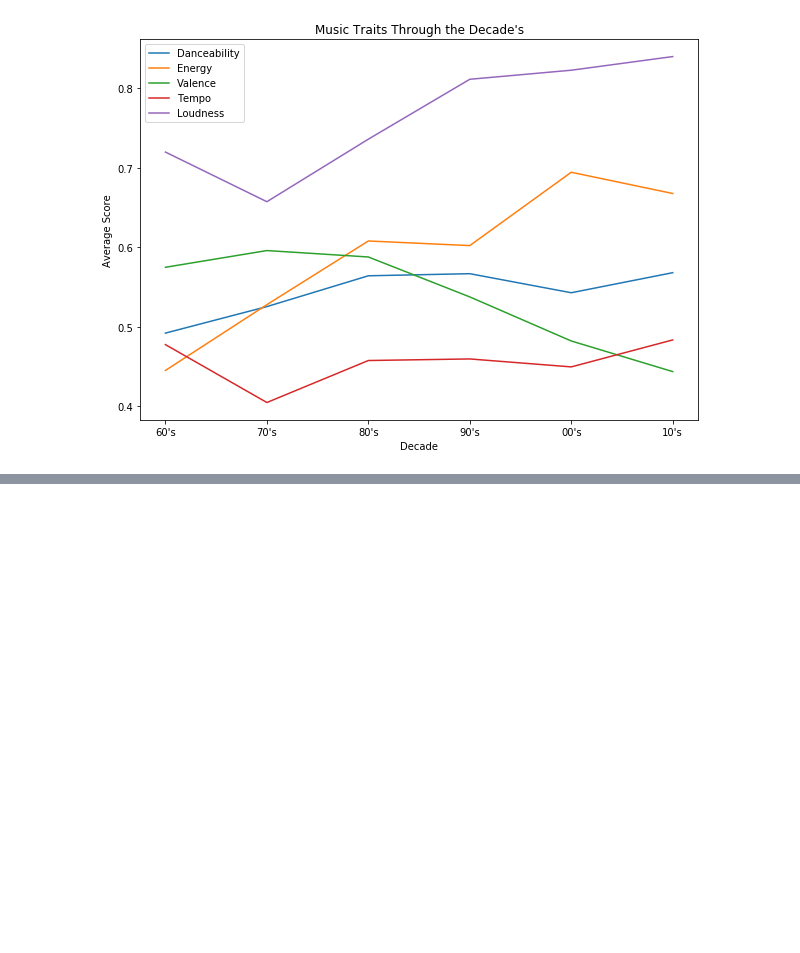
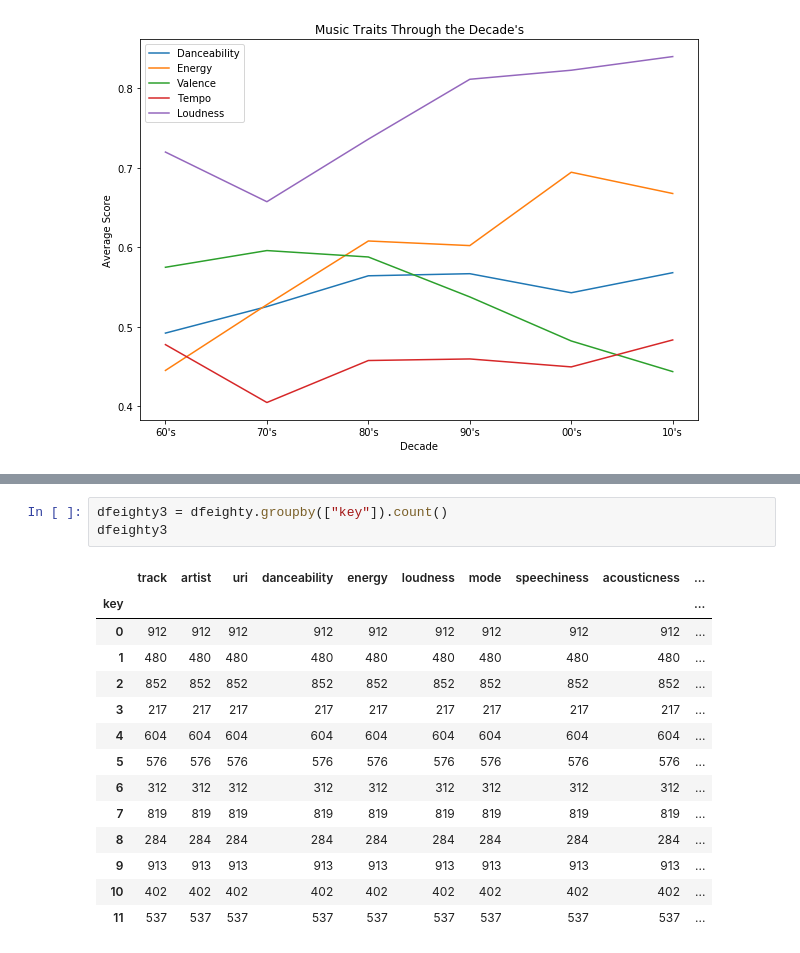
Before and after one commit to zsvorenova/Group_Three, a Jupyter notebook: carol.ipynb, the cells around one changed output, grey strips where cells are left out. Cells and saved outputs as stored; diff of their text form; blank space fills up the shorter version.

```diff
--- a/carol.ipynb
+++ b/carol.ipynb
@@ -1150,0 +1275,18 @@ plt.savefig('output.png')
+# %%
+dfeighty3 = dfeighty.groupby(["key"]).count()
+dfeighty3
+# %% [output]
+|  | track | artist | uri | danceability | energy | loudness | mode | speechiness | acousticness | ... |
+| key |  |  |  |  |  |  |  |  |  | ... |
+| 0 | 912 | 912 | 912 | 912 | 912 | 912 | 912 | 912 | 912 | ... |
+| 1 | 480 | 480 | 480 | 480 | 480 | 480 | 480 | 480 | 480 | ... |
+| 2 | 852 | 852 | 852 | 852 | 852 | 852 | 852 | 852 | 852 | ... |
+| 3 | 217 | 217 | 217 | 217 | 217 | 217 | 217 | 217 | 217 | ... |
+| 4 | 604 | 604 | 604 | 604 | 604 | 604 | 604 | 604 | 604 | ... |
+| 5 | 576 | 576 | 576 | 576 | 576 | 576 | 576 | 576 | 576 | ... |
+| 6 | 312 | 312 | 312 | 312 | 312 | 312 | 312 | 312 | 312 | ... |
+| 7 | 819 | 819 | 819 | 819 | 819 | 819 | 819 | 819 | 819 | ... |
+| 8 | 284 | 284 | 284 | 284 | 284 | 284 | 284 | 284 | 284 | ... |
+| 9 | 913 | 913 | 913 | 913 | 913 | 913 | 913 | 913 | 913 | ... |
+| 10 | 402 | 402 | 402 | 402 | 402 | 402 | 402 | 402 | 402 | ... |
+| 11 | 537 | 537 | 537 | 537 | 537 | 537 | 537 | 537 | 537 | ... |
```
Also changed, not shown: parts of 27 cells of this notebook, 2 other files.
